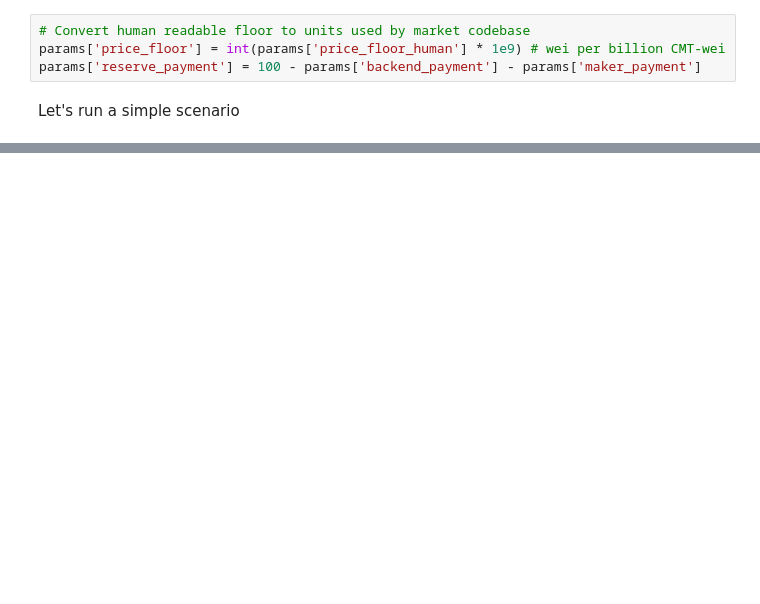
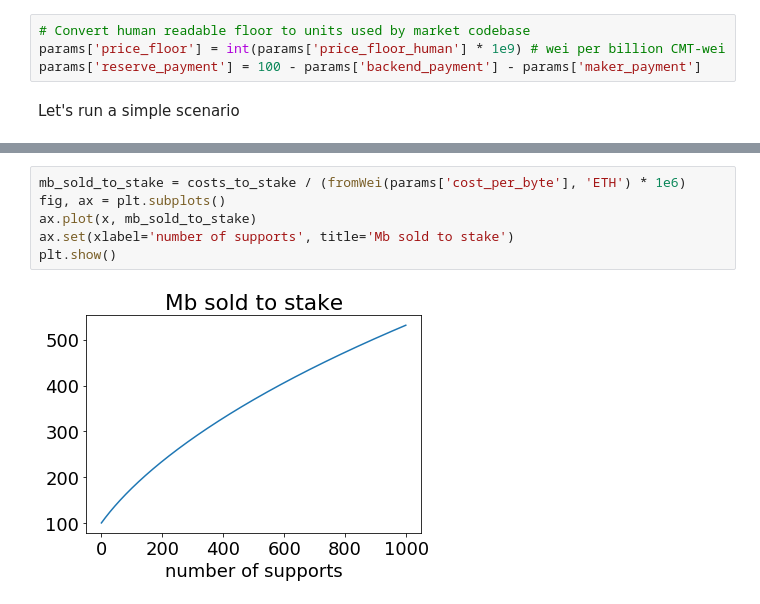
Before and after one commit to computablelabs/economics, a Jupyter notebook: simple_lifecycle.ipynb, the cells around one changed output, grey strips where cells are left out. Cells and saved outputs as stored; diff of their text form; blank space fills up the shorter version.

Commit message:
good draft set of params

```diff
--- a/simple_lifecycle.ipynb
+++ b/simple_lifecycle.ipynb
@@ -100,0 +106,8 @@ plt.show()
+# %%
+mb_sold_to_stake = costs_to_stake / (fromWei(params['cost_per_byte'], 'ETH') * 1e6)
+fig, ax = plt.subplots()
+ax.plot(x, mb_sold_to_stake)
+ax.set(xlabel='number of supports', title='Mb sold to stake')
+plt.show()
+# %% [output]
+[figure, added]
```
Also changed, not shown: parts of 7 cells of this notebook.
